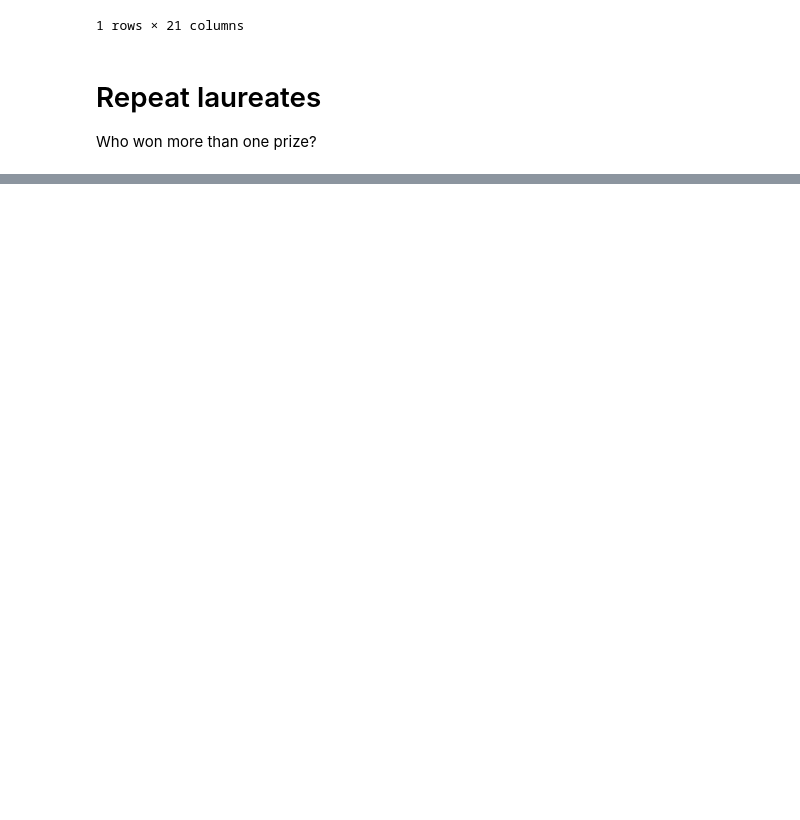
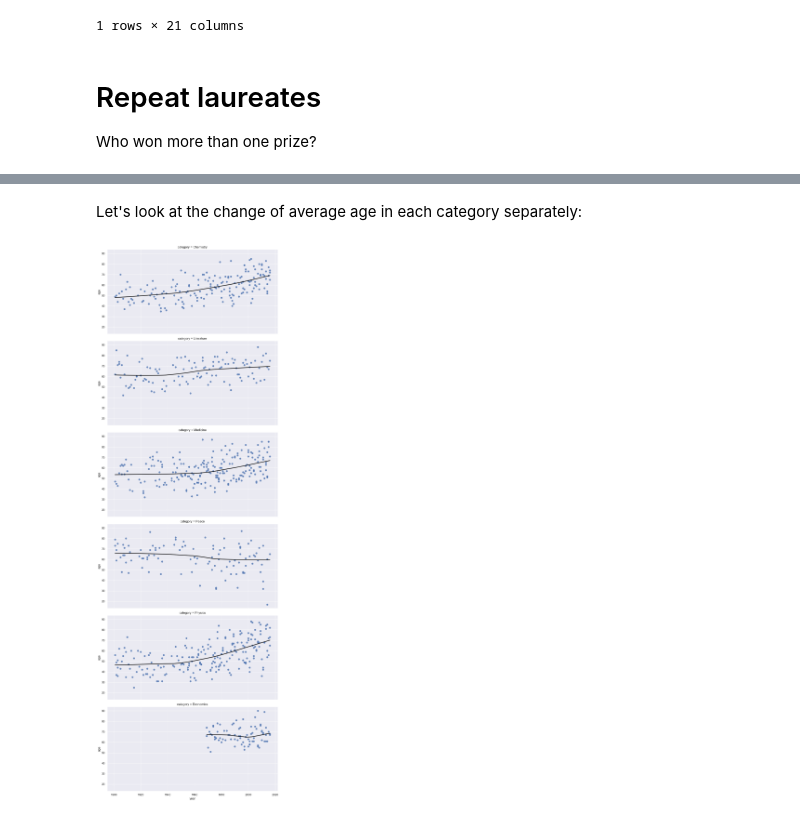
Before and after one commit to NickVasenkov/Nobel-Prize-Winners, a Jupyter notebook: nobel-prize-winners.ipynb, the cells around one changed output, grey strips where cells are left out. Drawn from its saved outputs; the diff is of its cells as text; code cells hidden in the pictures; blank space fills up the shorter version.

```diff
--- a/nobel-prize-winners.ipynb
+++ b/nobel-prize-winners.ipynb
@@ -105,0 +134,8 @@ nobel.groupby('full_name').filter(lambda x: x.shape[0] > 1).s
+# %% [markdown]
+Let's look at the change of average age in each category separately:
+# %%
+sns.lmplot(x='year', y='age', data=nobel, lowess=True, aspect=2, line_kws={'color' : 'black'},
+          row='category')
+plt.show()
+# %% [output]
+[figure, added]
```
Also changed, not shown: parts of 5 cells of this notebook.
